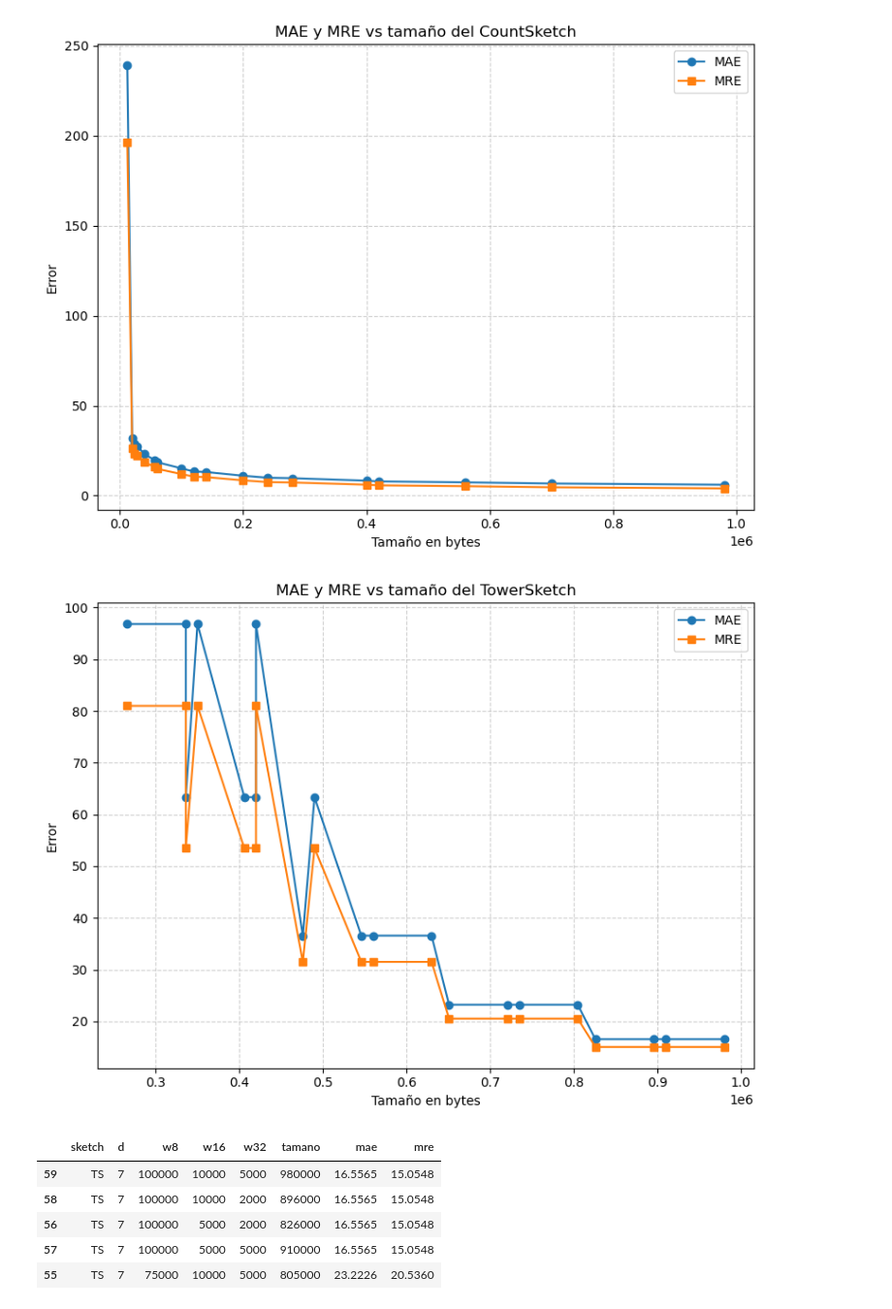
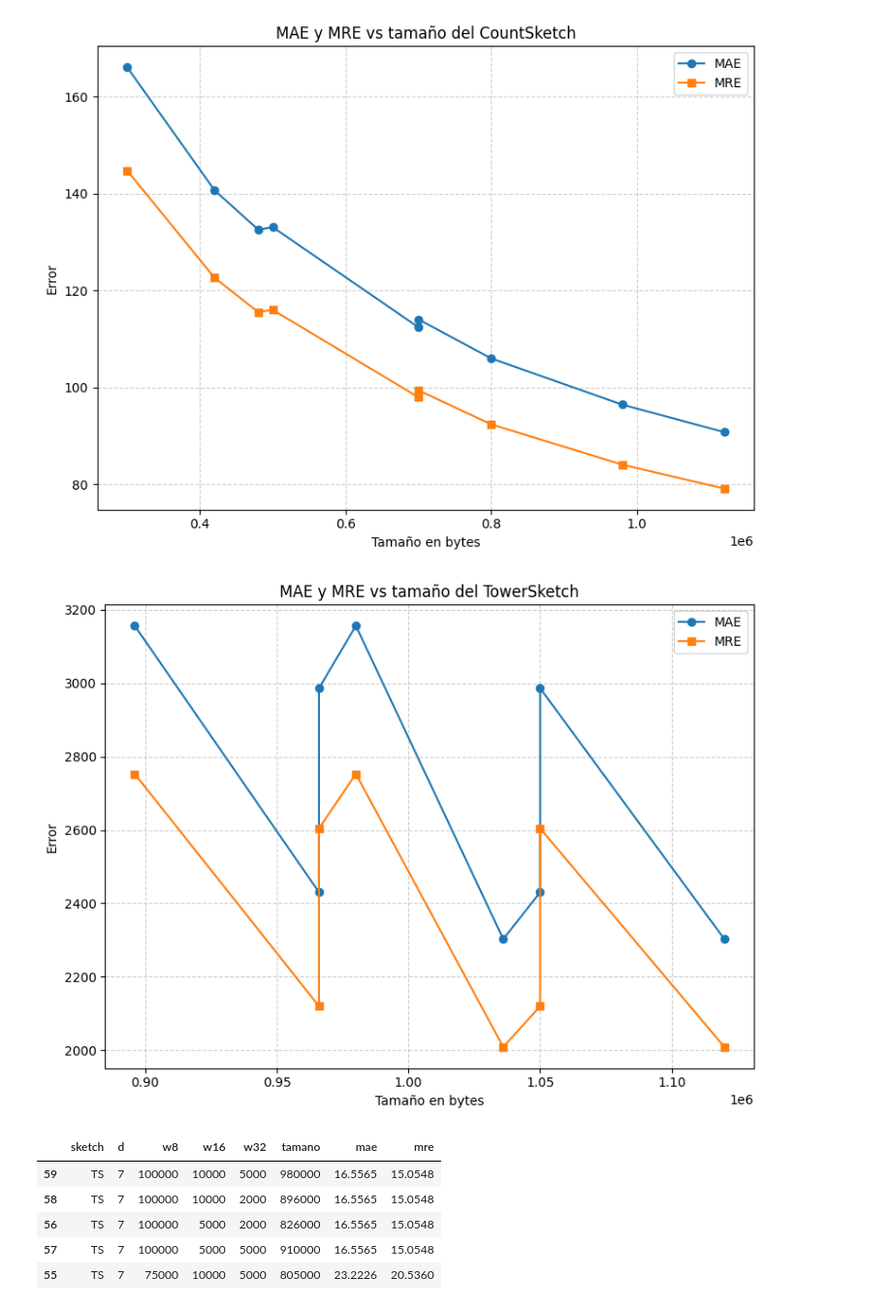
Before and after one commit to DyStorzion/cs-kmers-tarea1-tmgvd, a Jupyter notebook: results_calibracion/grapher.ipynb, the cells around one changed output. Shown at 97% size. Cells and saved outputs as stored; diff of their text form; code cells hidden in the pictures.

Commit message:
Calibracion de parametros sketches

```diff
--- a/results_calibracion/grapher.ipynb
+++ b/results_calibracion/grapher.ipynb
@@ -3,7 +3,7 @@ import pandas as pd
 import matplotlib.pyplot as plt
 # %%
 # Cargar CSV
-df = pd.read_csv("calibracion_countsketch_31mer.csv")
+df = pd.read_csv("calibracion_countsketch_21mer.csv")
 df.sort_values(by=['tamano'], inplace=True)
 # df = df[df['tamano'] > 60000].copy()
 
@@ -34,49 +34,48 @@ plt.ylabel("Error")
 plt.grid(True, linestyle="--", alpha=0.6)
 plt.legend()
 plt.tight_layout()
-plt.savefig("calibracion_countsketch_31mer.png")
+plt.savefig("calibracion_countsketch_21mer.png")
 plt.show()
 # %% [output]
-[figure, old version]
+[figure, new version]
 # %%
 # Cargar CSV
-df = pd.read_csv("calibracion_towersketch_31mer.csv")
+df = pd.read_csv("calibracion_towersketch_21mer.csv")
 df.sort_values(by=['tamano'], inplace=True)
 df['tamano'].drop_duplicates(inplace=True)
-df = df[df['mae'] < 1000].copy()
 df = df[df['d'] == 7].copy()
 
 
 plt.figure(figsize=(8,6))
 
 # Línea de MAE
 plt.plot(
     df['tamano'],
     df['mae'],
     marker='o',
     linestyle='-',
     label="MAE"
 )
 
 # Línea de MRE
 plt.plot(
     df['tamano'],
     df['mre'],
     marker='s',
     linestyle='-',
     label="MRE"
 )
 
 plt.title("MAE y MRE vs tamaño del TowerSketch")
 plt.xlabel("Tamaño en bytes")
 plt.ylabel("Error")
 plt.grid(True, linestyle="--", alpha=0.6)
 plt.legend()
 plt.tight_layout()
-plt.savefig("calibracion_towersketch_31mer.png")
+plt.savefig("calibracion_towersketch_21mer.png")
 plt.show()
 # %% [output]
-[figure, old version]
+[figure, new version]
 # %%
 df.sort_values(by=['mae'], inplace=True)
 df.head(5)
```
Also changed, not shown: 8 other files.
